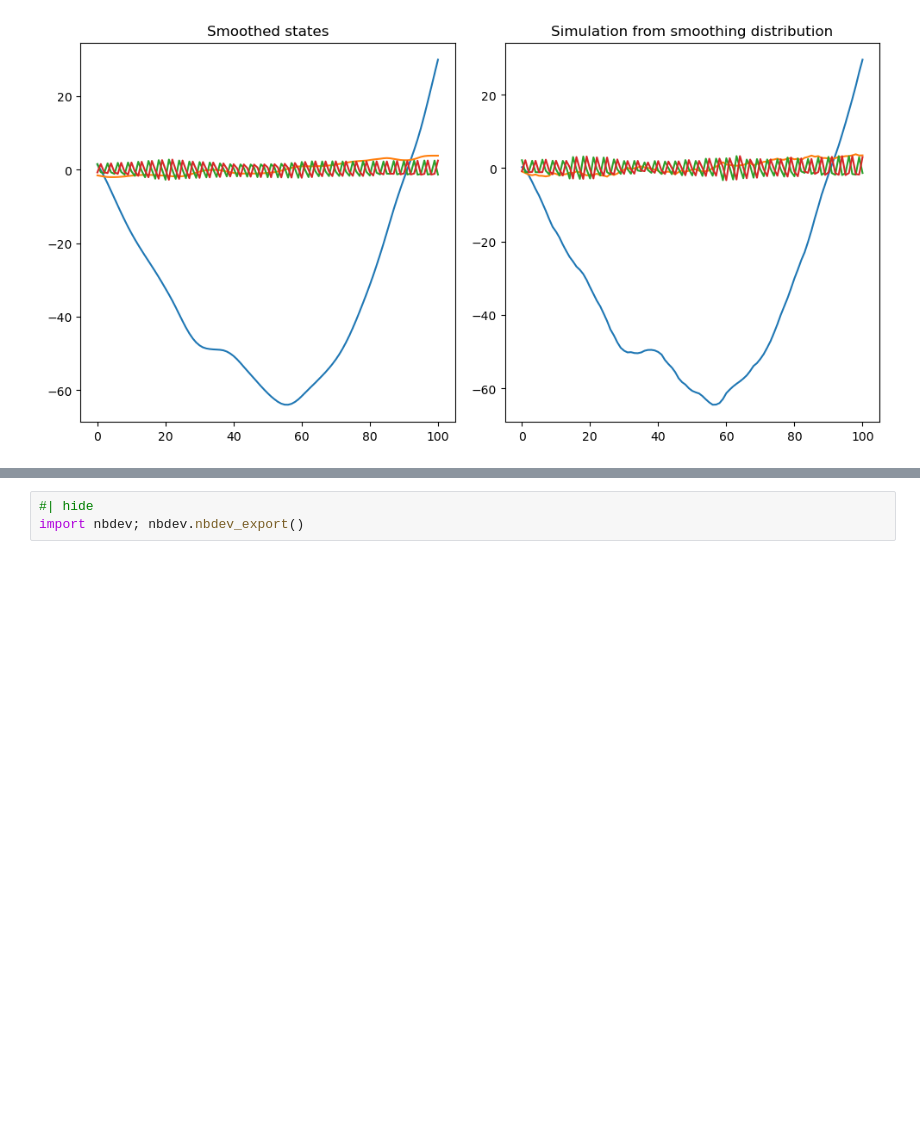
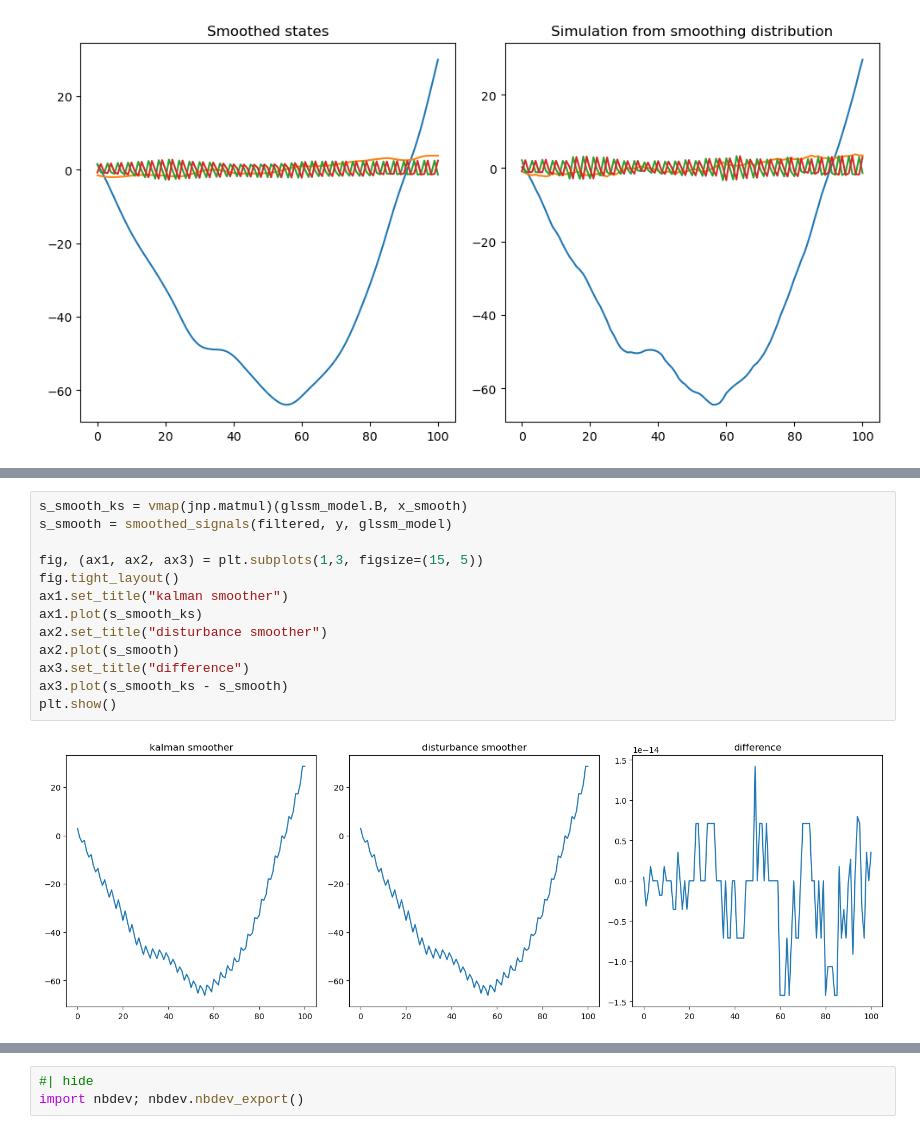
Before and after one commit to stefanheyder/isssm, a Jupyter notebook: nbs/10_kalman_filter_smoother.ipynb, the cells around one changed output, grey strips where cells are left out. Saved outputs shown, nothing was run; the diff lists cells and outputs as text; blank space fills up the shorter version.

```diff
--- a/nbs/10_kalman_filter_smoother.ipynb
+++ b/nbs/10_kalman_filter_smoother.ipynb
@@ -359,0 +428,15 @@ plt.show()
+# %%
+s_smooth_ks = vmap(jnp.matmul)(glssm_model.B, x_smooth)
+s_smooth = smoothed_signals(filtered, y, glssm_model)
+
+fig, (ax1, ax2, ax3) = plt.subplots(1,3, figsize=(15, 5))
+fig.tight_layout()
+ax1.set_title("kalman smoother")
+ax1.plot(s_smooth_ks)
+ax2.set_title("disturbance smoother")
+ax2.plot(s_smooth)
+ax3.set_title("difference")
+ax3.plot(s_smooth_ks - s_smooth)
+plt.show()
+# %% [output]
+[figure, added]
```
Also changed, not shown: parts of 10 cells of this notebook, 2 other files.
